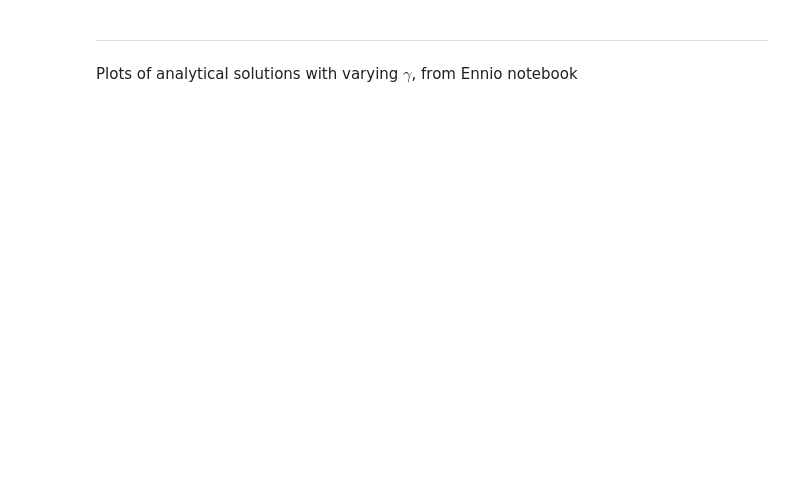
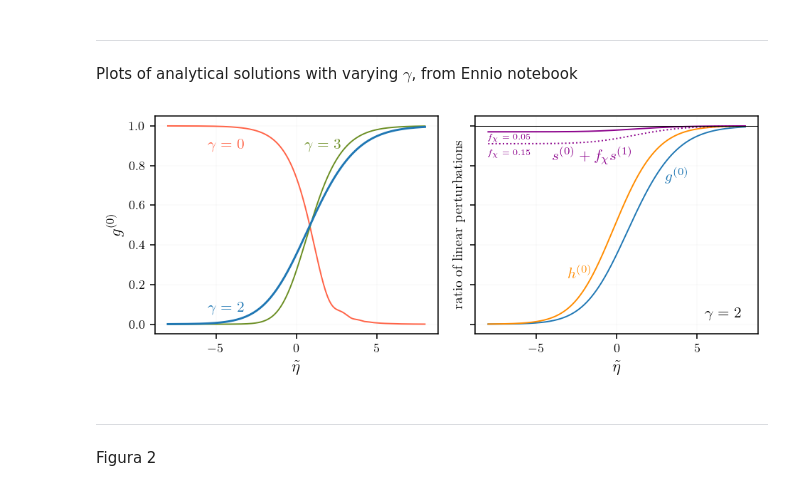
Before and after one commit to fverd/class, a Jupyter notebook: soundspeed-scripts/plots4paper/sections_1_2.ipynb, the cells around one changed output. Cells and saved outputs as stored; diff of their text form; code cells hidden in the pictures; blank space fills up the shorter version.

```diff
--- a/soundspeed-scripts/plots4paper/sections_1_2.ipynb
+++ b/soundspeed-scripts/plots4paper/sections_1_2.ipynb
@@ -13,6 +13,68 @@ plt.rcParams.update({
 
 def mm(cc, cx, xx, fx=0.1):
     return (1-fx)**2 *cc+fx*(1-fx)*cx+fx**2 * xx
+
+plt.rcParams.update({
+    'font.size': 10,          # base font size
+    'axes.labelsize': 10,     # axis label size
+    'axes.titlesize': 10,     # title size
+    'xtick.labelsize': 9,
+    'ytick.labelsize': 9,
+    'legend.fontsize': 9,
+})
 # %% [markdown]
 ----
 Plots of analytical solutions with varying $\gamma$, from Ennio notebook
+# %%
+fig, axs = plt.subplots(1, 2, figsize=(6.85, 2.9), sharey=True, dpi=140)
+
+etavals, g_gamma0, g_gamma3, g_gamma2 = np.loadtxt('/home/fverdian/class/soundspeed-scripts/plots4paper/g0_gammasData.dat', unpack=True)
+
+# Left plot - varying gamma
+axs[0].plot(etavals, g_gamma0, lw=1., c='tomato')
+axs[0].text(-5.5,0.9, r'$\gamma=0$', color='tomato', fontsize=11, ha='left', va='center', rotation=0)
+
+axs[0].plot(etavals, g_gamma3, lw=1., c='olivedrab')
+axs[0].text(0.5,0.9, r'$\gamma=3$', color='olivedrab', fontsize=11, ha='left', va='center', rotation=0)
+
+axs[0].plot(etavals, g_gamma2, lw=1.5, c='tab:blue')
+axs[0].text(-5.5,0.08, r'$\gamma=2$', color='tab:blue', fontsize=11, ha='left', va='center', rotation=0)
+
+axs[0].set_xlabel(r'$\tilde\eta$', fontsize=12)
+axs[0].set_ylabel(r'$g^{(0)}$', fontsize=12)
+axs[0].grid(lw=0.05)
+
+# Right plot - transfer functions
+etavals, h0, s1_fx0p15, s1_fx0p05, g0 = np.loadtxt('/home/fverdian/class/soundspeed-scripts/plots4paper/tf_gamma2Data.dat', unpack=True)
+
+axs[1].plot(etavals, g0, lw=1., c='tab:blue')
+axs[1].text(3,0.75, r'$g^{(0)}$', color='tab:blue', fontsize=11, va='center', rotation=0)
+
+axs[1].plot(etavals, h0, lw=1., c='darkorange')
+axs[1].text(-3.,0.25, r'$h^{(0)}$', color='darkorange', fontsize=11, va='center', rotation=0)
+
+axs[1].plot(etavals, s1_fx0p05, lw=1., c='darkmagenta')
+axs[1].text(-8,0.94, r'$f_\chi = 0.05$', color='darkmagenta', fontsize=6, ha='left', va='center', rotation=0)
+
+axs[1].plot(etavals, s1_fx0p15, lw=1., ls=':', c='darkmagenta')
+axs[1].text(-8,0.86, r'$f_\chi = 0.15$', color='darkmagenta', fontsize=6., ha='left', va='center', rotation=0)
+
+axs[1].text(-4.,0.85, r'$s^{(0)}+f_\chi s^{(1)}$', color='darkmagenta', fontsize=11, va='center', rotation=0)
+
+axs[1].text(5.5,0.05, r'$\gamma=2$', color='k', fontsize=11, va='center', rotation=0)
+
+axs[1].axhline(1., lw=0.5,c='k')
+
+axs[1].set_xlabel(r'$\tilde\eta$', fontsize=12)
+axs[1].set_ylabel(r'ratio of linear perturbations')
+axs[1].grid(lw=0.05)
+
+plt.tight_layout()
+# plt.savefig('/home/fverdian/class/soundspeed-scripts/figure/g0_gammas_tf_gamma2_py.pdf', bbox_inches='tight')
+
+plt.show()
+# %% [output]
+[figure, added]
+# %% [markdown]
+---
+Figura 2
```
Also changed, not shown: parts of 6 cells of this notebook, 12 other files.
